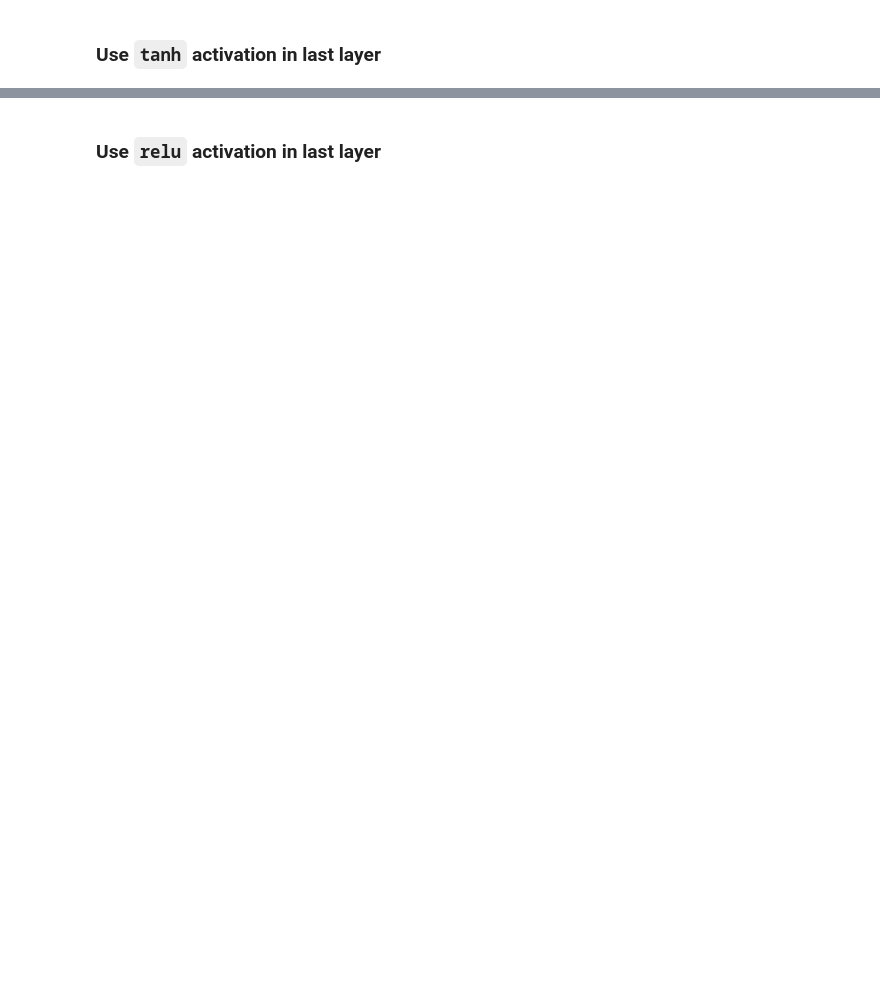
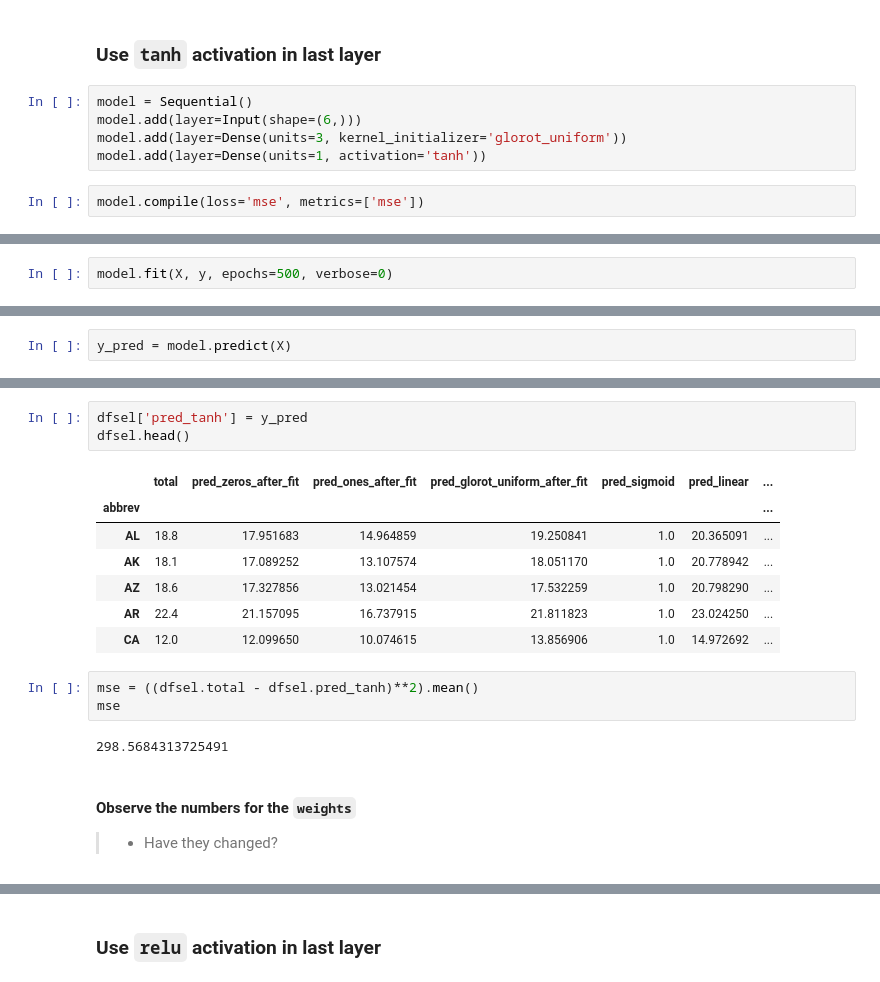
Before and after one commit to judit-lozano/machine-learning-program, a Jupyter notebook: II Machine Learning & Deep Learning/#04. Why Neural Networks Deeply Learn a Mathematical Formula/04session.ipynb, the cells around one changed output, grey strips where cells are left out. Drawn from its saved outputs; the diff is of its cells as text; blank space fills up the shorter version.

```diff
--- a/II Machine Learning & Deep Learning/#04. Why Neural Networks Deeply Learn a Mathematical Formula/04session.ipynb
+++ b/II Machine Learning & Deep Learning/#04. Why Neural Networks Deeply Learn a Mathematical Formula/04session.ipynb
@@ -498,2 +582,9 @@ model.get_weights()
 # %% [markdown]
 ### Use `tanh` activation in last layer
+# %%
+model = Sequential()
+model.add(layer=Input(shape=(6,)))
+model.add(layer=Dense(units=3, kernel_initializer='glorot_uniform'))
+model.add(layer=Dense(units=1, activation='tanh'))
+# %%
+model.compile(loss='mse', metrics=['mse'])
@@ -499,0 +593,2 @@ model.get_weights()
+# %%
+model.fit(X, y, epochs=500, verbose=0)
@@ -499,0 +602,2 @@ model.get_weights()
+# %%
+y_pred = model.predict(X)
@@ -499,0 +606,20 @@ model.get_weights()
+# %%
+dfsel['pred_tanh'] = y_pred
+dfsel.head()
+# %% [output]
+|  | total | pred_zeros_after_fit | pred_ones_after_fit | pred_glorot_uniform_after_fit | pred_sigmoid | pred_linear | ... |
+| abbrev |  |  |  |  |  |  | ... |
+| AL | 18.8 | 17.951683 | 14.964859 | 19.250841 | 1.0 | 20.365091 | ... |
+| AK | 18.1 | 17.089252 | 13.107574 | 18.051170 | 1.0 | 20.778942 | ... |
+| AZ | 18.6 | 17.327856 | 13.021454 | 17.532259 | 1.0 | 20.798290 | ... |
+| AR | 22.4 | 21.157095 | 16.737915 | 21.811823 | 1.0 | 23.024250 | ... |
+| CA | 12.0 | 12.099650 | 10.074615 | 13.856906 | 1.0 | 14.972692 | ... |
+# %%
+mse = ((dfsel.total - dfsel.pred_tanh)**2).mean()
+mse
+# %% [output]
+298.5684313725491
+# %% [markdown]
+#### Observe the numbers for the `weights`
+
+> - Have they changed?
```
Also changed, not shown: parts of 64 cells of this notebook.
